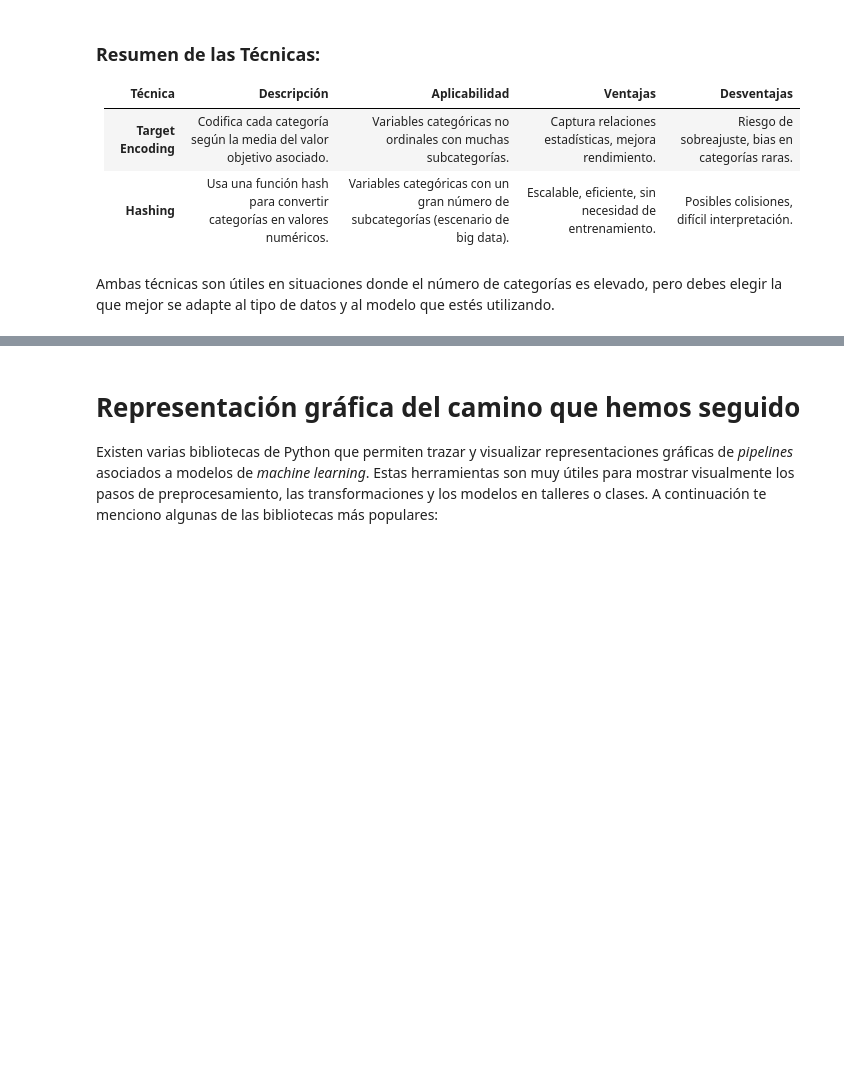
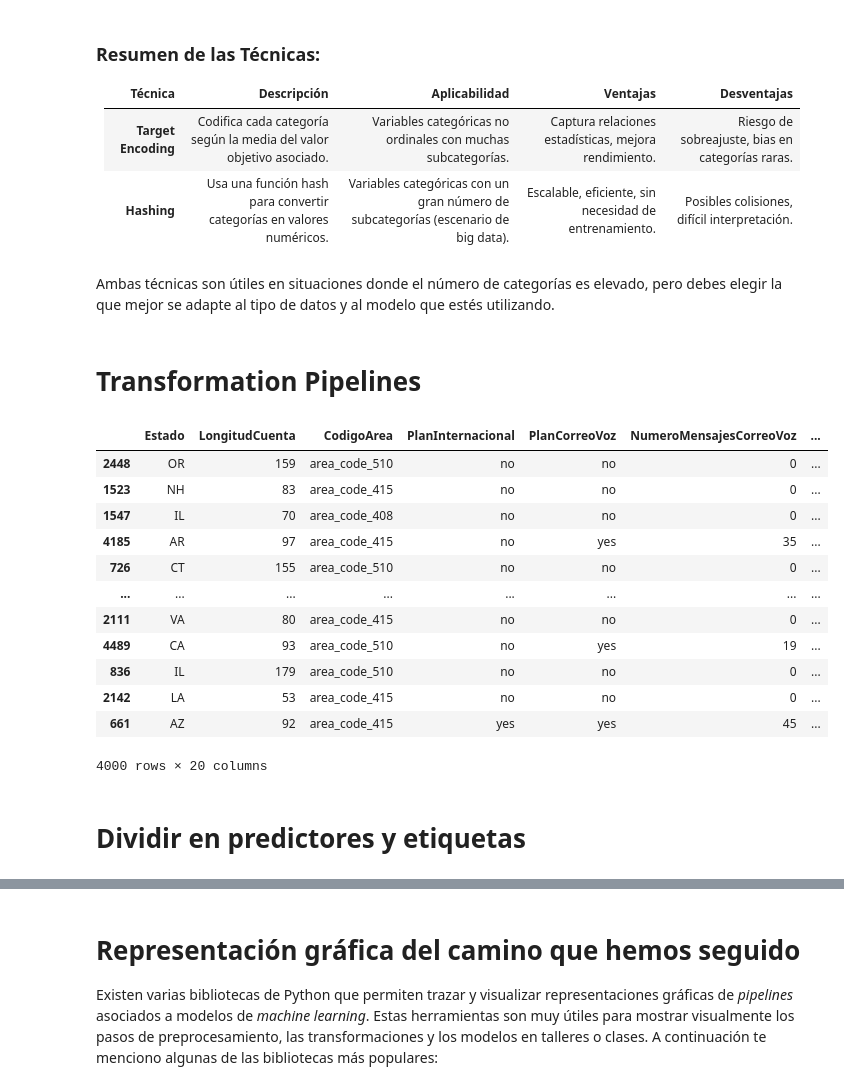
Before and after one commit to marco-canas/extension, a Jupyter notebook: taller_g_lideres/6_churn/1_analisis_abandono.ipynb, the cells around one changed output, grey strips where cells are left out. Saved outputs shown, nothing was run; the diff lists cells and outputs as text; code cells hidden in the pictures; blank space fills up the shorter version.

```diff
--- a/taller_g_lideres/6_churn/1_analisis_abandono.ipynb
+++ b/taller_g_lideres/6_churn/1_analisis_abandono.ipynb
@@ -829,3 +870,23 @@ En este ejemplo, los valores categóricos como "Gato", "Perro", etc., son codifi
 # %% [markdown]
 
 Ambas técnicas son útiles en situaciones donde el número de categorías es elevado, pero debes elegir la que mejor se adapte al tipo de datos y al modelo que estés utilizando.
+# %% [markdown]
+# Transformation Pipelines
+# %%
+df_train
+# %% [output]
+|  | Estado | LongitudCuenta | CodigoArea | PlanInternacional | PlanCorreoVoz | NumeroMensajesCorreoVoz | ... |
+| 2448 | OR | 159 | area_code_510 | no | no | 0 | ... |
+| 1523 | NH | 83 | area_code_415 | no | no | 0 | ... |
+| 1547 | IL | 70 | area_code_408 | no | no | 0 | ... |
+| 4185 | AR | 97 | area_code_415 | no | yes | 35 | ... |
+| 726 | CT | 155 | area_code_510 | no | no | 0 | ... |
+| ... | ... | ... | ... | ... | ... | ... | ... |
+| 2111 | VA | 80 | area_code_415 | no | no | 0 | ... |
+| 4489 | CA | 93 | area_code_510 | no | yes | 19 | ... |
+| 836 | IL | 179 | area_code_510 | no | no | 0 | ... |
+| 2142 | LA | 53 | area_code_415 | no | no | 0 | ... |
+| 661 | AZ | 92 | area_code_415 | yes | yes | 45 | ... |
+4000 rows × 20 columns
+# %% [markdown]
+# Dividir en predictores y etiquetas
```
Also changed, not shown: parts of 38 cells of this notebook, 3 other files.
